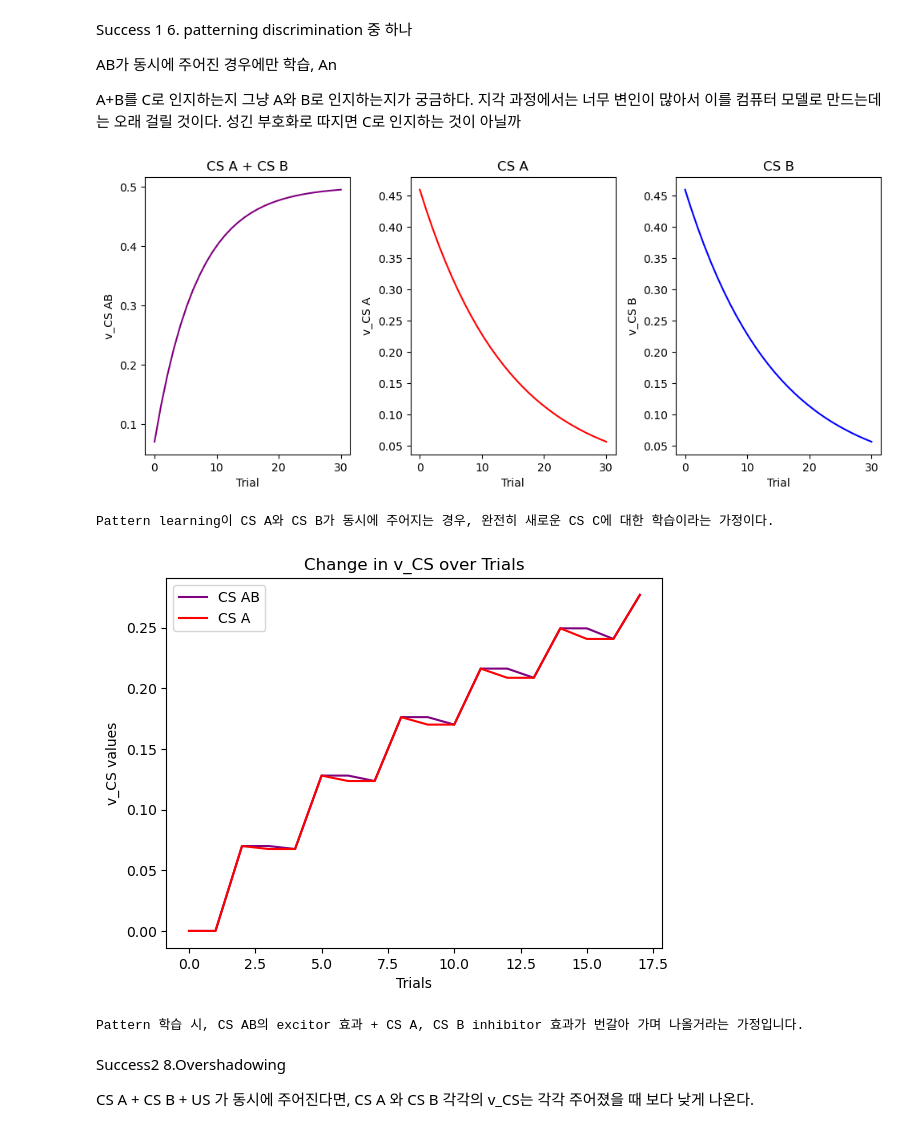
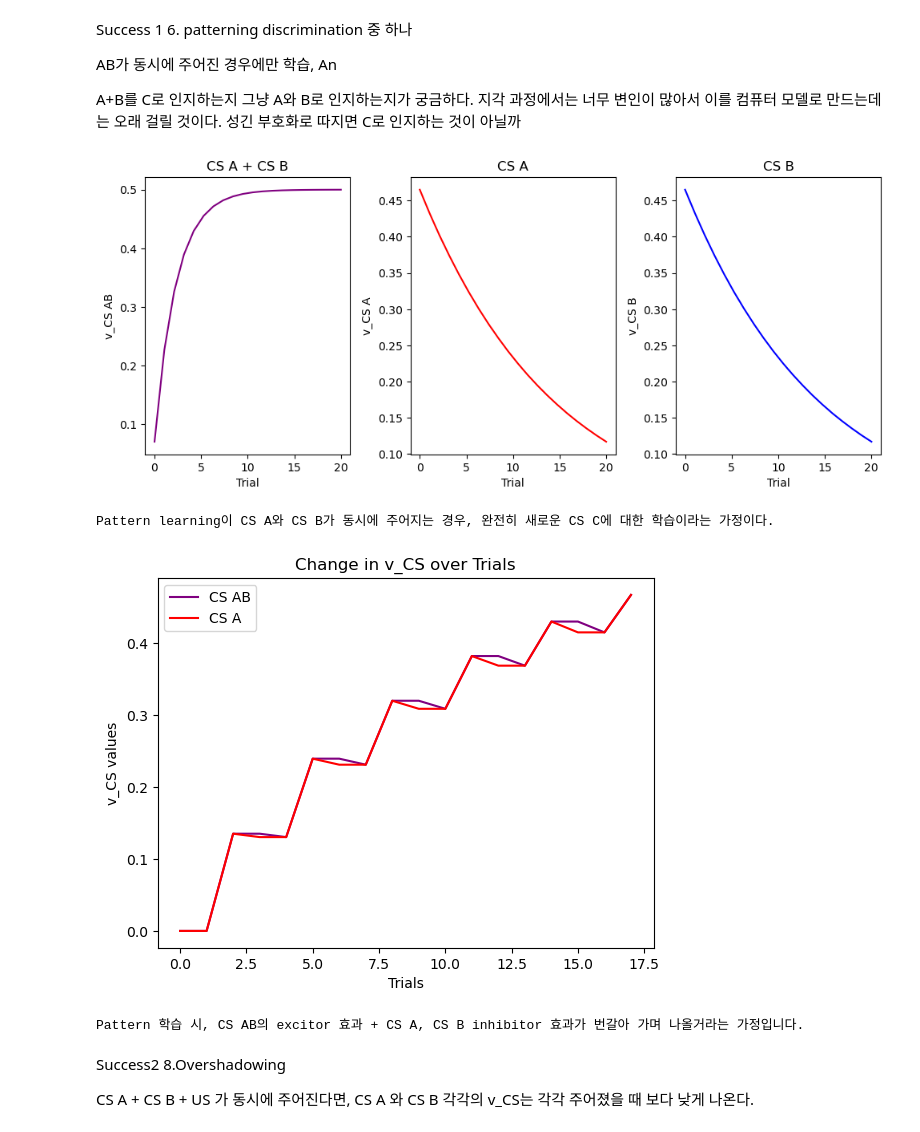
Before and after one commit to ParkSiwony/2023-, a Jupyter notebook: Project-Parksiwon-2022340027 RW-SB model.ipynb, the cells around one changed output. Drawn from its saved outputs; the diff is of its cells as text; code cells hidden in the pictures.

```diff
--- a/Project-Parksiwon-2022340027 RW-SB model.ipynb
+++ b/Project-Parksiwon-2022340027 RW-SB model.ipynb
@@ -115,15 +115,11 @@ def RWacq(CS, v_CS, a_CS, v_US, b_US):
         sum += CS[i] * v_CS[i]
 
     for i in range(len(CS)):
-        if CS[0] == 1 and CS[1] == 1:  # CS A와 CS B가 동시에 주어진 경우 US=1
-            v_US =1
-            v_CS[i] += CS[i] * a_CS[i] * b_US * (v_US - sum)
-        else:                           # CS A와 CS B가 동시에 주어지지 않은 경우 US=0
-            v_US = 0
-            v_CS[i] += CS[i] * a_CS[i] * b_US * (v_US - sum)
+        v_CS[i] += CS[i] * a_CS[i] * b_US * (v_US - sum)
+
     return v_CS
 
-n_trials = 30
+n_trials = 20
 v_CS = [0, 0]
 a_CS = [0.7, 0.7]
 b_US = 0.1
@@ -131,21 +127,26 @@ b_US = 0.1
 # Training
 
 
-# CS A와 CS B가 동시에 주어지는 경우
+# CS A와 CS B가 동시에 주어지는 경우 -> v_CS A, v_CS B, v_CS AB 3개에 영향
 result_train_AB = np.zeros(n_trials)
+result_train_A = np.zeros(n_trials)
+result_train_B = np.zeros(n_trials)
 for i in range(n_trials):
+    v_US=1
     CS = [1, 1]
-    result_train_AB[i] = RWacq(CS, v_CS, a_CS, v_US, b_US)[0]  # v_CS for CS A+B
+    result_train_AB[i] = RWacq(CS, v_CS, a_CS, v_US, b_US)[1]  # v_CS for CS A+B
+    result_train_A[i] = RWacq(CS, v_CS, a_CS, v_US, b_US)[1]  # v_CS for CS A
+    result_train_B[i] = RWacq(CS, v_CS, a_CS, v_US, b_US)[1]  # v_CS for CS B
 
 # CS A만 주어지는 경우
-result_train_A = np.zeros(n_trials)
 for i in range(n_trials):
+    v_US=0
     CS = [1, 0]
     result_train_A[i] = RWacq(CS, v_CS, a_CS, v_US, b_US)[0]  # v_CS for CS A
 
 # CS B만 주어지는 경우
-result_train_B = np.zeros(n_trials)
 for i in range(n_trials):
+    v_US=0
     CS = [0, 1]
     result_train_B[i] = RWacq(CS, v_CS, a_CS, v_US, b_US)[1]  # v_CS for CS B
 
@@ -179,7 +180,7 @@ plt.show()
 
 print("Pattern learning이 CS A와 CS B가 동시에 주어지는 경우, 완전히 새로운 CS C에 대한 학습이라는 가정이다.")
 # %% [output]
-[figure, old version]
+[figure, new version]
 Pattern learning이 CS A와 CS B가 동시에 주어지는 경우, 완전히 새로운 CS C에 대한 학습이라는 가정이다.
 # %%
 import numpy as np
@@ -204,36 +205,36 @@ b_US = [0.1, 0.05, 0.05]
 
 # 2. Run acquisition session and save v values to result array
 result = np.zeros((n_trials, len(v_CS)))
 
 for i in range(n_trials):
     if i % 3 == 0:
         result[i] = RWacq(CS[2], v_CS, a_CS, v_US[2], b_US[2])
     elif i % 3 == 1:
         result[i] = RWacq(CS[1], v_CS, a_CS, v_US[1], b_US[1])
     else:
         result[i] = RWacq(CS[0], v_CS, a_CS, v_US[0], b_US[0])
-
-
+        result[i] = RWacq(CS[2], v_CS, a_CS, v_US[0], b_US[0])
+        result[i] = RWacq(CS[1], v_CS, a_CS, v_US[0], b_US[0])
 
 # Extract v_CS values for each CS type
 v_CS_AB = result[:, 0]
 v_CS_A = result[:, 1]
 
 # Plotting
 x = np.arange(n_trials)
 
 plt.plot(x, v_CS_AB, label='CS AB',color='purple')
 plt.plot(x, v_CS_A, label='CS A',color='red')
 
 plt.xlabel('Trials')
 plt.ylabel('v_CS values')
 plt.title('Change in v_CS over Trials')
 
 plt.legend()
 plt.show()
 print("Pattern 학습 시, CS AB의 excitor 효과 + CS A, CS B inhibitor 효과가 번갈아 가며 나올거라는 가정입니다.")
 # %% [output]
-[figure, old version]
+[figure, new version]
 Pattern 학습 시, CS AB의 excitor 효과 + CS A, CS B inhibitor 효과가 번갈아 가며 나올거라는 가정입니다.
 # %% [markdown]
 Success2
```
Also changed, not shown: parts of 2 cells of this notebook.
